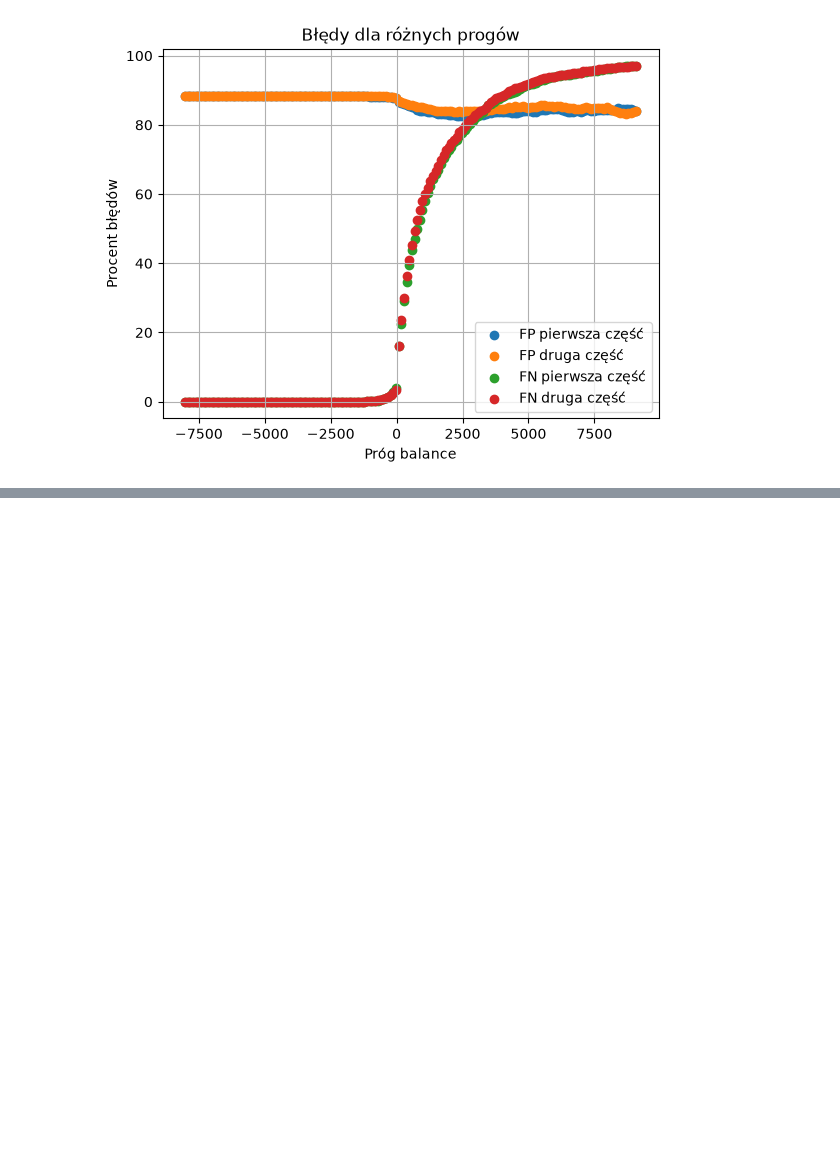
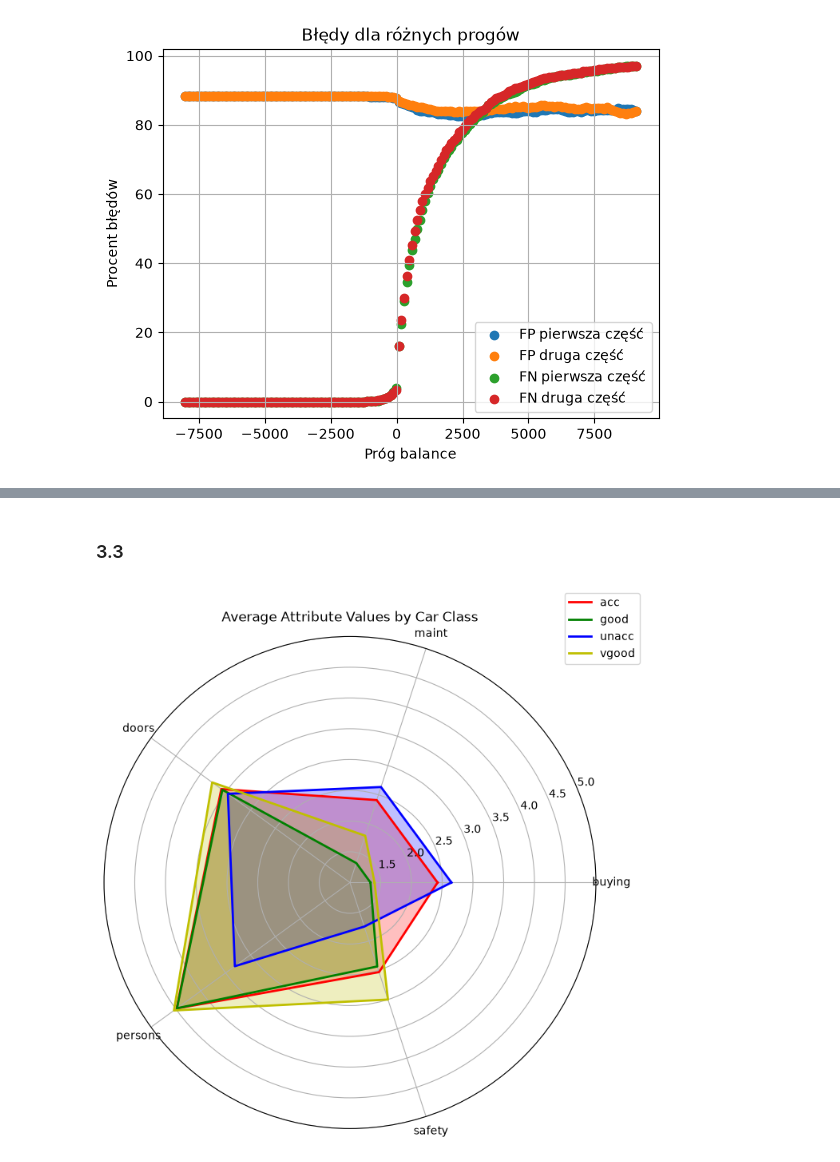
Before and after one commit to kalyps00/studia, a Jupyter notebook: 5_sem/um/lista_1.ipynb, the cells around one changed output, grey strips where cells are left out. Saved outputs shown, nothing was run; the diff lists cells and outputs as text; code cells hidden in the pictures; blank space fills up the shorter version.

```diff
--- a/5_sem/um/lista_1.ipynb
+++ b/5_sem/um/lista_1.ipynb
@@ -398,0 +470,65 @@ Druga część: (np.int64(2917), np.int64(2060), np.float64(83.70157819225251),
+# %% [markdown]
+### 3.3
+# %%
+import numpy as np
+atributes = ["buying", "maint", "doors", "persons", "safety"]
+values_map = {
+    "buying": {
+        "low": 1,
+        "med": 2,
+        "high": 3,
+        "vhigh": 4
+    },
+    "maint": {
+        "low": 1,
+        "med": 2,
+        "high": 3,
+        "vhigh": 4
+    },
+    "doors": {
+        "2": 2,
+        "3": 3,
+        "4": 4,
+        "5more": 5
+    },
+    "persons": {
+        "2": 2,
+        "4": 4,
+        "more": 5
+    },
+    "safety": {
+        "low": 1,
+        "med": 2,
+        "high": 3
+    }
+}
+
+numeric_data = X[atributes].copy()
+numeric_data["class"] = y["class"].values
+for attribute in atributes:
+    numeric_data[attribute] = numeric_data[attribute].map(values_map[attribute])
+
+class_means = numeric_data.groupby("class")[atributes].mean()
+
+number_of_atributes = len(atributes)
+angles = np.linspace(0, 2 * np.pi, number_of_atributes, endpoint=False).tolist()
+angles += angles[:1]
+
+_, ax = plt.subplots(figsize=(8, 8), subplot_kw={"polar": True})
+colors = ["r", "g", "b", "y"]
+
+for class_name, color in zip(class_means.index, colors):
+    values = class_means.loc[class_name].tolist()
+    values += values[:1]
+    ax.plot(angles, values, color=color, linewidth=2, label=class_name)
+    ax.fill(angles, values, color=color, alpha=0.25)
+
+ax.set_xticks(angles[:-1])
+ax.set_xticklabels(atributes)
+ax.set_title("Average Attribute Values by Car Class")
+ax.set_ylim(1, 5)
+ax.legend(loc="upper right", bbox_to_anchor=(1.1, 1.1))
+ax.grid(True)
+plt.show()
+# %% [output]
+[figure, added]
```
Also changed, not shown: parts of 9 cells of this notebook.
